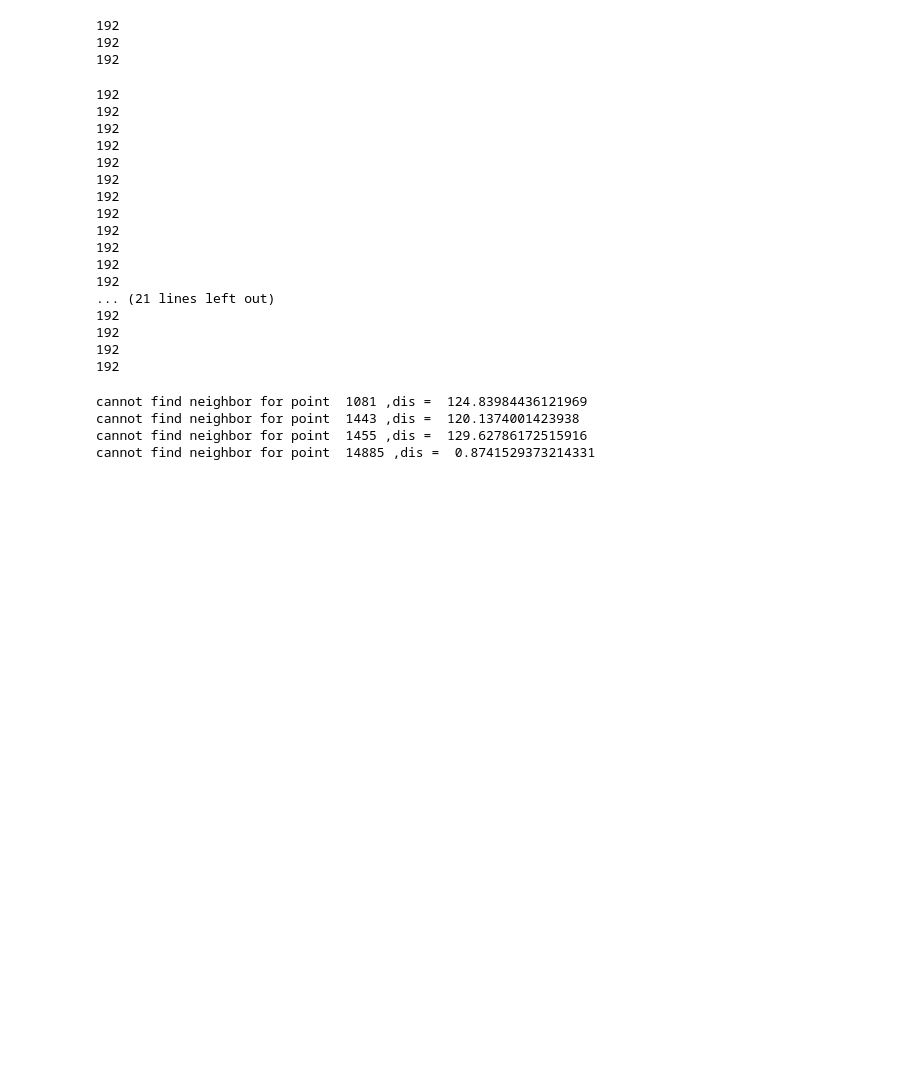
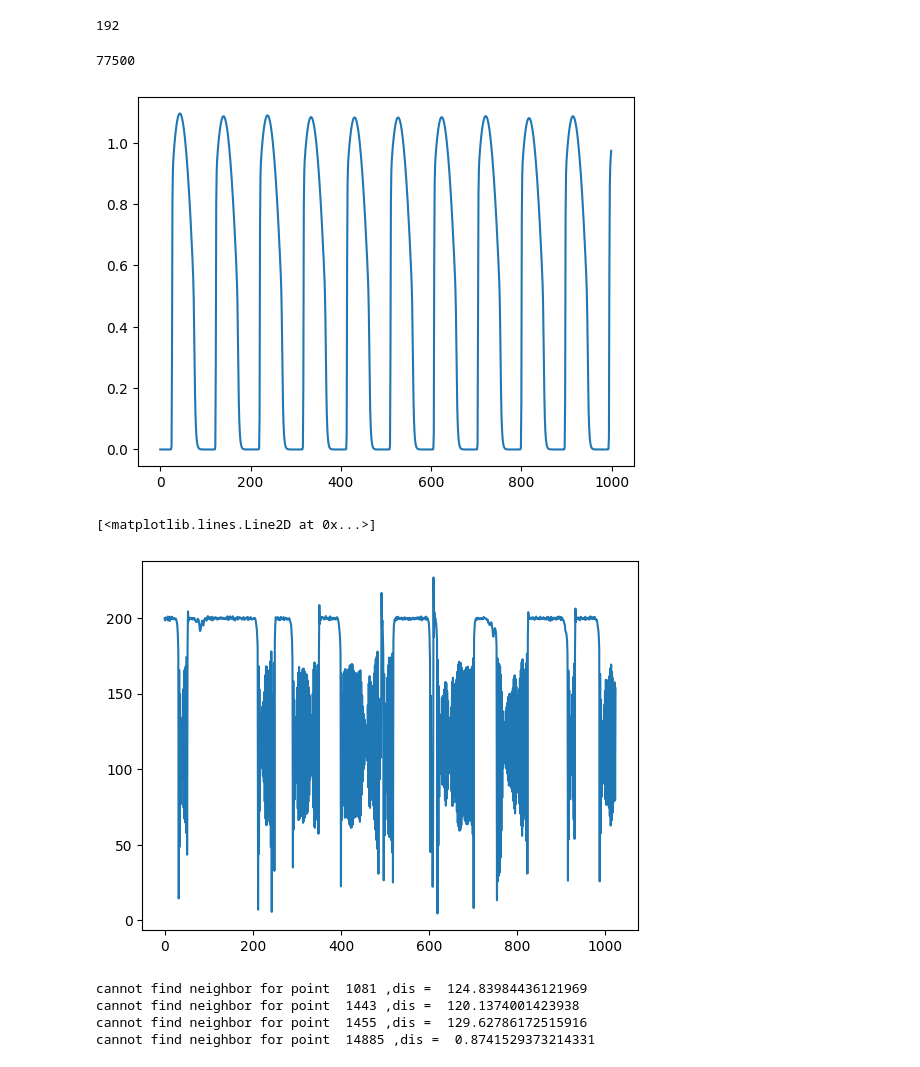
Before and after one commit to William-XiaodongAn/Quantifying-The-Complex-Spatiotemporal-Chaos-of-Cardiac-Fibrillation-in-Ionic-Models, a Jupyter notebook: calculation_ipynb_scripts/tau_0_non_transition.ipynb, the cells around one changed output. Saved outputs shown, nothing was run; the diff lists cells and outputs as text; code cells hidden in the pictures; blank space fills up the shorter version.

```diff
--- a/calculation_ipynb_scripts/tau_0_non_transition.ipynb
+++ b/calculation_ipynb_scripts/tau_0_non_transition.ipynb
@@ -935,32 +935,23 @@ for repeat_index,repeat in enumerate(result_4_repeat_list):
             tau_pw = str(tau_pw)
             tau_r = str(tau_r)
 
-            path = "F://result/tau_pw_"+ tau_pw + "_tau_0_" + tau_r + "_spatial_20e4_32e4_8_8_APD_step_4" + repeat + ".csv"
+            path = "D://result/tau_pw_"+ tau_pw + "_tau_0_" + tau_r + "_spatial_20e4_32e4_8_8_APD_step_4" + repeat + ".csv"
             APD,V = get_APD_and_voltage_uvw(path,0.3,4)
 
             result_4_uvw_list[repeat_index][tau_r_index].append(V)
             result_4_APD_list[repeat_index][tau_r_index].append(APD[0]) # APD = [APD_u,APD_v]
 # %% [output]
 192
-192
-192
-192
-192
-192
-192
-192
-192
-192
-192
-192
-192
-192
-192
-... (21 lines left out)
-192
-192
-192
-192
+# %%
+plt.plot(result_4_uvw_list[0][0][-1][0][0][:1000])
+print(len(result_4_uvw_list[0][0][-1][0][0]))
+plt.show()
+plt.plot(result_4_APD_list[0][0][-1][0][:10000])
+# %% [output]
+77500
+[figure, added]
+[<matplotlib.lines.Line2D at 0x...>]
+[figure, added]
 # %%
 result_4_lya_from_APD = []
 
```
Also changed, not shown: 1 other file.
